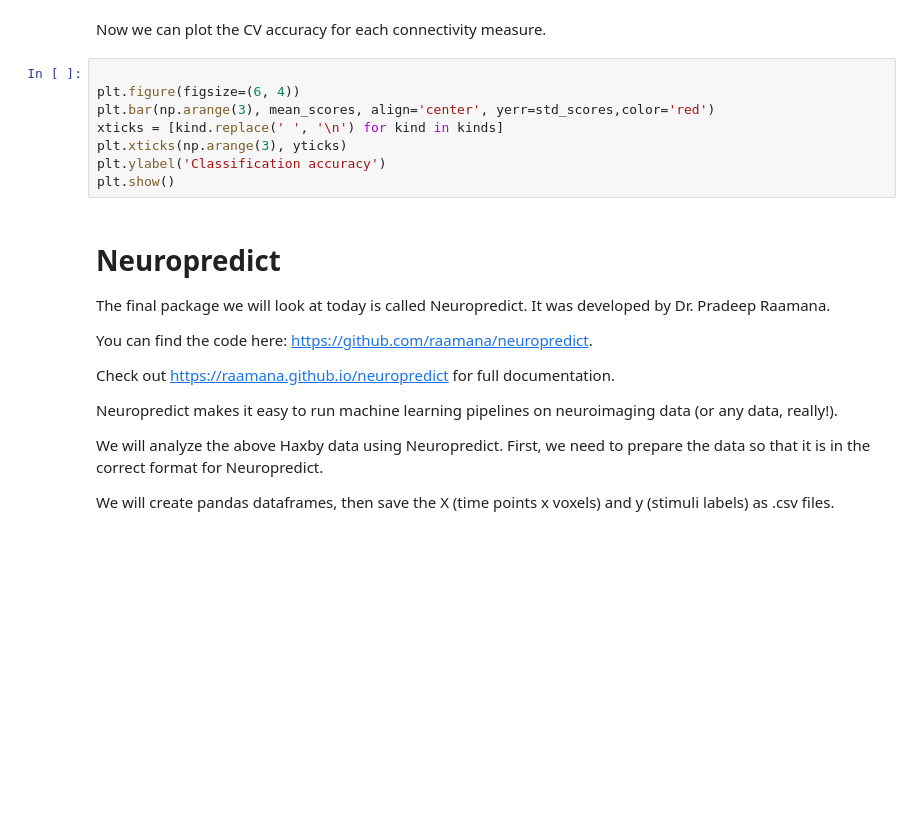
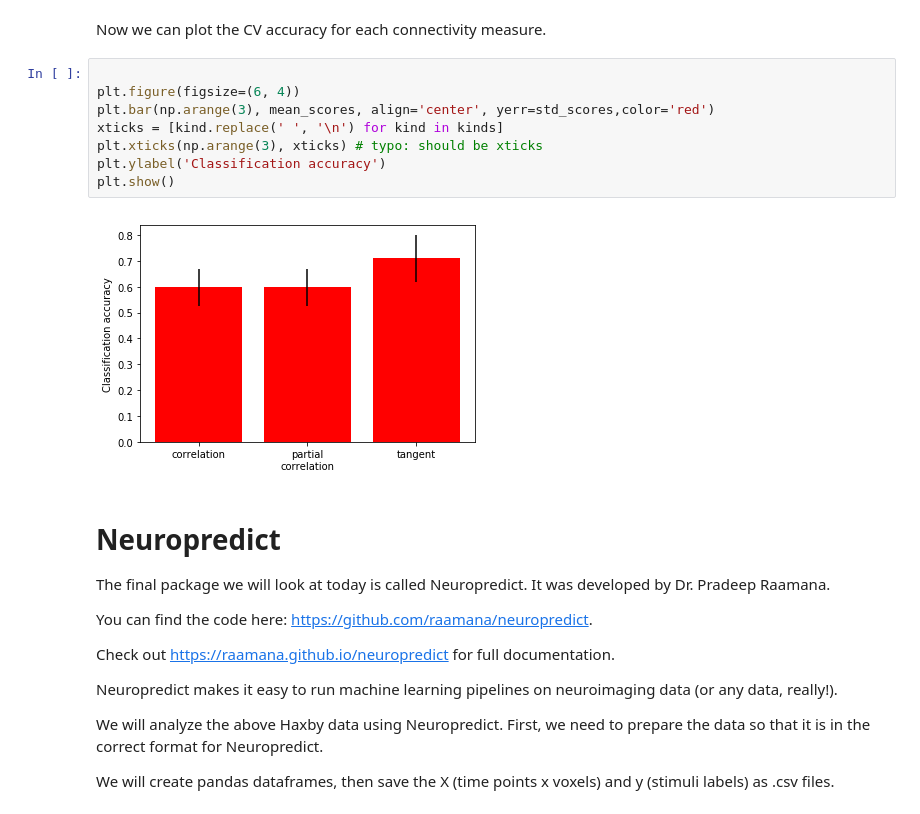
Before and after one commit to amandakeasson/RRI_ML_workshop, a Jupyter notebook: rriML_nilearn_neuropredict.ipynb, the cells around one changed output. Saved outputs shown, nothing was run; the diff lists cells and outputs as text; blank space fills up the shorter version.

```diff
--- a/rriML_nilearn_neuropredict.ipynb
+++ b/rriML_nilearn_neuropredict.ipynb
@@ -347,11 +432,13 @@ Now we can plot the CV accuracy for each connectivity measure.
 # %%
 
 plt.figure(figsize=(6, 4))
 plt.bar(np.arange(3), mean_scores, align='center', yerr=std_scores,color='red')
 xticks = [kind.replace(' ', '\n') for kind in kinds]
-plt.xticks(np.arange(3), yticks)
+plt.xticks(np.arange(3), xticks) # typo: should be xticks
 plt.ylabel('Classification accuracy')
 plt.show()
+# %% [output]
+[figure, added]
 # %% [markdown]
 # Neuropredict
 
```
Also changed, not shown: parts of 21 cells of this notebook, 1 other file.
